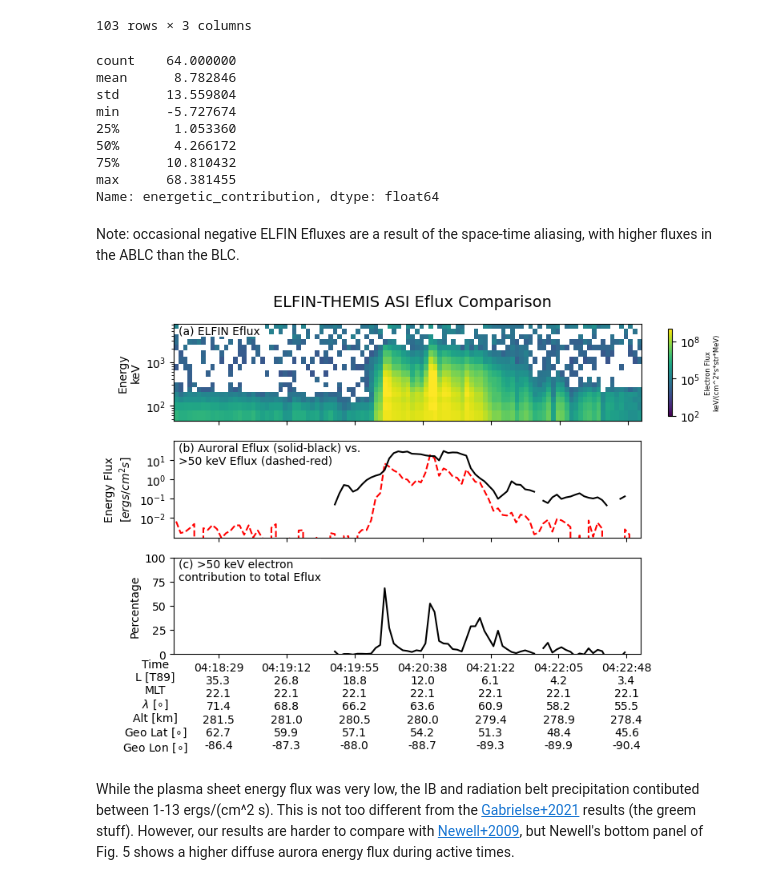
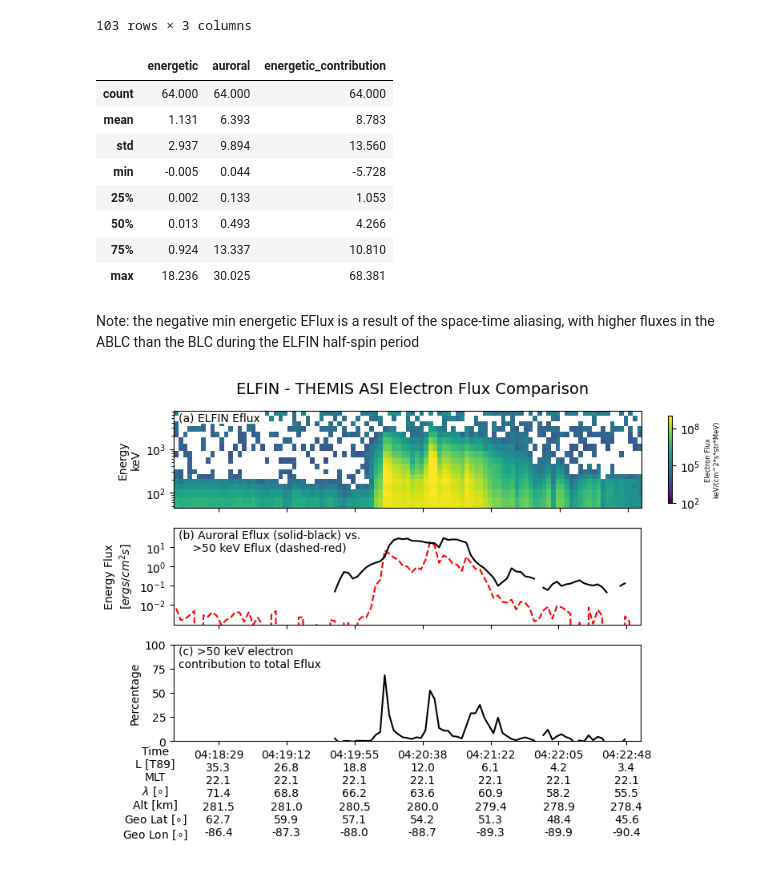
Before and after one commit to mshumko/elfinasi, a Jupyter notebook: src/20240904_substorm_study/misc/elfin_energy_flux.ipynb, the cells around one changed output. Saved outputs shown, nothing was run; the diff lists cells and outputs as text; code cells hidden in the pictures.

```diff
--- a/src/20240904_substorm_study/misc/elfin_energy_flux.ipynb
+++ b/src/20240904_substorm_study/misc/elfin_energy_flux.ipynb
@@ -135,19 +131,19 @@ merged_eflux
 | 2022-09-04 04:22:55.525450 | -0.000581 | NaN | NaN |
 103 rows × 3 columns
 # %%
-merged_eflux['energetic_contribution'].describe()
+merged_eflux.dropna().describe().round(3)
 # %% [output]
-count    64.000000
-mean      8.782846
-std      13.559804
-min      -5.727674
-25%       1.053360
-50%       4.266172
-75%      10.810432
-max      68.381455
-Name: energetic_contribution, dtype: float64
+|  | energetic | auroral | energetic_contribution |
+| count | 64.000 | 64.000 | 64.000 |
+| mean | 1.131 | 6.393 | 8.783 |
+| std | 2.937 | 9.894 | 13.560 |
+| min | -0.005 | 0.044 | -5.728 |
+| 25% | 0.002 | 0.133 | 1.053 |
+| 50% | 0.013 | 0.493 | 4.266 |
+| 75% | 0.924 | 13.337 | 10.810 |
+| max | 18.236 | 30.025 | 68.381 |
 # %% [markdown]
-Note: occasional negative ELFIN Efluxes are a result of the space-time aliasing, with higher fluxes in the ABLC than the BLC.
+Note: the negative min energetic EFlux is a result of the space-time aliasing, with higher fluxes in the ABLC than the BLC during the ELFIN half-spin period
 # %%
 fig, bx = plt.subplots(3, 1, sharex=True, figsize=(8, 6))
 pad_obj_eflux.plot_omni(bx[0], labels=True, colorbar=True, vmin=1E2, vmax=1E9, pretty_plot=False, fraction=0.05)
@@ -163,38 +159,35 @@ bx[1].plot(
     merged_eflux['auroral'],
     label='THEMIS ASI Eflux', color='k'
     )
-# bx[1].legend(loc='upper left')
+
 bx[2].plot(merged_eflux.index, merged_eflux['energetic_contribution'], color='k')
 pad_obj_eflux.plot_position(bx[-1])
 bx[-1].xaxis.set_major_locator(plt.MaxNLocator(7))
 bx[-1].xaxis.set_label_coords(-0.04, -0.007*7)
 bx[-1].xaxis.label.set_size(10)
 
 for bx_i in bx[[1, 2]]:
     divider = make_axes_locatable(bx_i)
     cax = divider.append_axes("right", size="10%", pad=0.08)
     cax.remove()
-    # bx_i.set_yscale('log')
 
 bx[1].set_yscale('log')
 bx[1].set_ylabel(f'Energy Flux\n$[ergs/cm^{{2}}s]$')
 bx[1].set_yticks([1E-2, 1E-1, 1E0, 1E1])
 bx[1].set_ylim(1E-3, 1E2)
 
 bx[2].set_ylabel(f'Percentage')
 bx[2].set_ylim(0, 1E2)
 
 labels = (
     'ELFIN Eflux',
-    'Auroral Eflux (solid-black) vs.\n>50 keV Eflux (dashed-red)',
+    'Auroral Eflux (solid-black) vs.\n    >50 keV Eflux (dashed-red)',
     '>50 keV electron\ncontribution to total Eflux'
     )
 for ax_i, label, letter in zip(bx, labels, string.ascii_lowercase):
     _text = ax_i.text(0.01, 0.99, f'({letter}) {label}', transform=ax_i.transAxes, va='top')
     _text.set_bbox(dict(facecolor='white', linewidth=0, pad=0.1, edgecolor='k'))
-plt.suptitle('ELFIN-THEMIS ASI Eflux Comparison', fontsize=14)
+plt.suptitle('ELFIN - THEMIS ASI Electron Flux Comparison', fontsize=14)
 plt.tight_layout()
 # %% [output]
-[figure, old version]
+[figure, new version]
-# %% [markdown]
-While the plasma sheet energy flux was very low, the IB and radiation belt precipitation contibuted between 1-13 ergs/(cm^2 s). This is not too different from the [Gabrielse+2021](https://doi.org/10.3389/fphy.2021.744298) results (the greem stuff). However, our results are harder to compare with [Newell+2009](https://doi.org/10.1029/2009JA014326), but Newell's bottom panel of Fig. 5 shows a higher diffuse aurora energy flux during active times.
```
Also changed, not shown: parts of 12 cells of this notebook.
